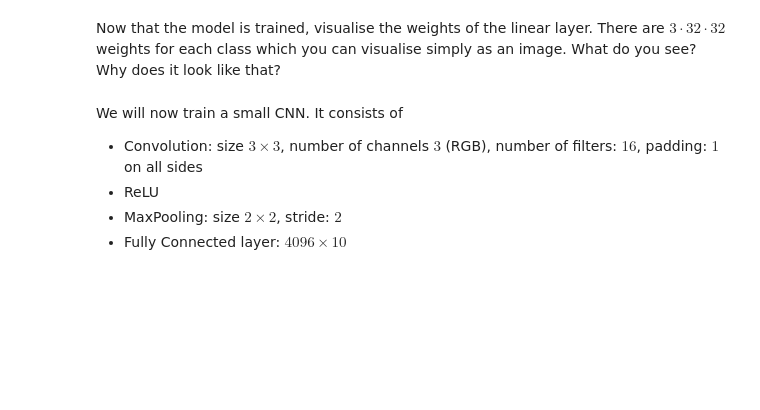
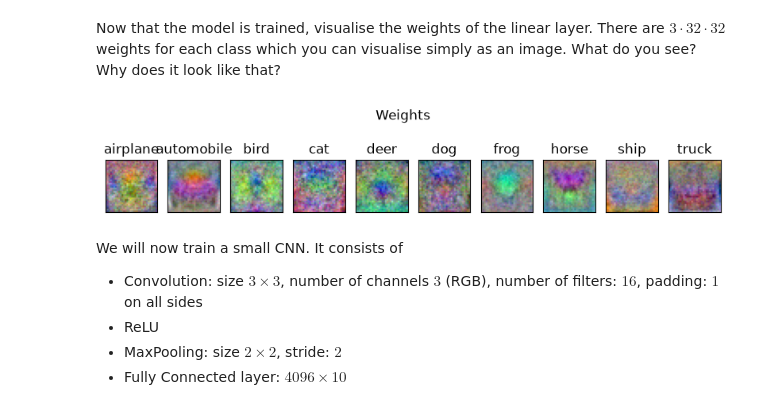
Before and after one commit to Joan6868/C19_Deep_Learning, a Jupyter notebook: CNN.ipynb, the cells around one changed output. Cells and saved outputs as stored; diff of their text form; code cells hidden in the pictures; blank space fills up the shorter version.

```diff
--- a/CNN.ipynb
+++ b/CNN.ipynb
@@ -143,9 +145,16 @@ Now that the model is trained, visualise the weights of the linear layer. There
 # %%
 vis = Visualizer(1, 10, figsize=(10,2), title='Weights')
 for i in range(10):
     weights = 0
+
     # TODO: visualise weights
+    weights = model.fc.weight[i].detach().numpy()
+    weights = weights.reshape(3, 32, 32)
+    weights = np.transpose(weights, (1, 2, 0))
+
     vis.add_image_subplot(0, i, weights, title_str=train_dataset.classes[i], normalize=True)
+# %% [output]
+[figure, added]
 # %% [markdown]
 We will now train a small CNN. It consists of
 * Convolution: size $3\times 3$, number of channels $3$ (RGB), number of filters: $16$, padding: $1$ on all sides
```
Also changed, not shown: parts of 7 cells of this notebook, 2 other files.
